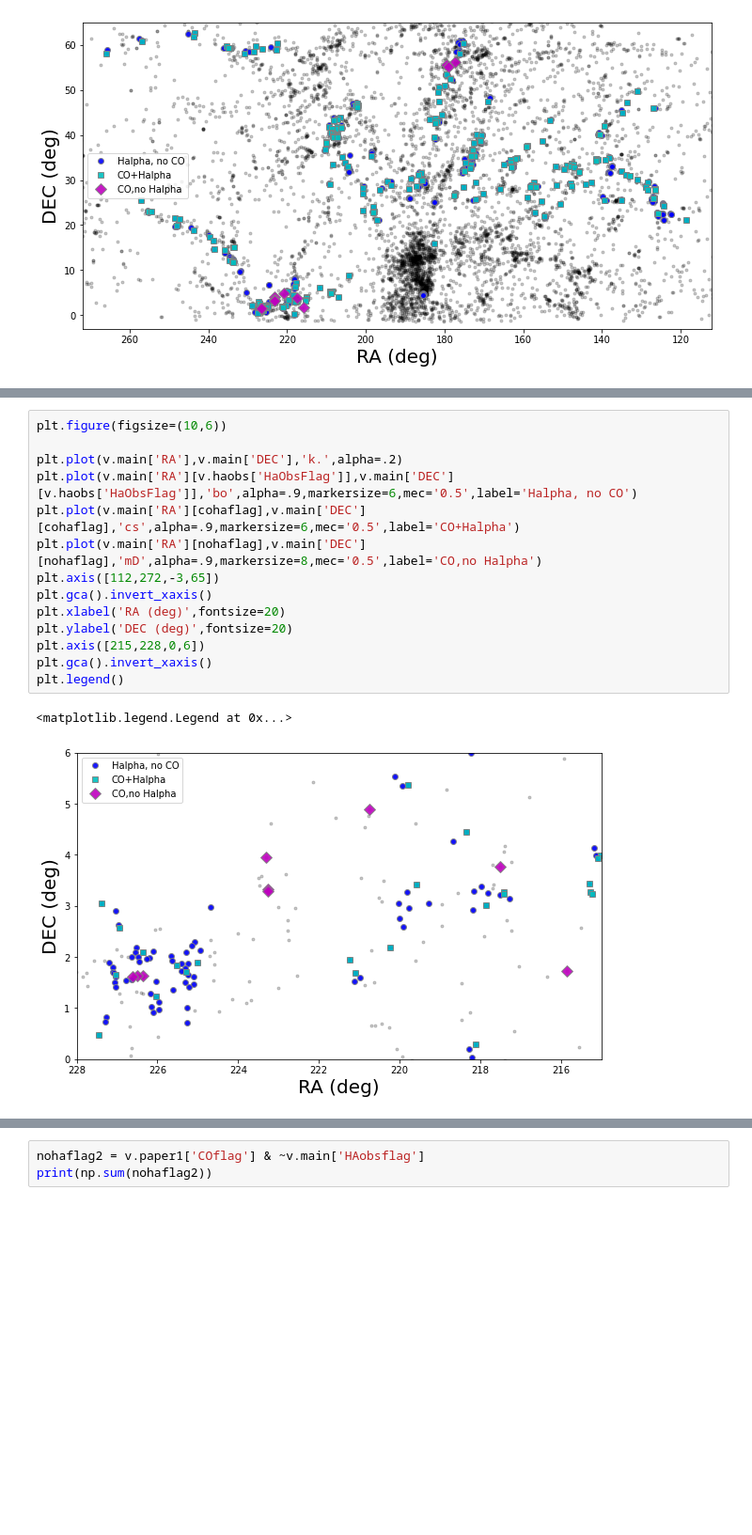
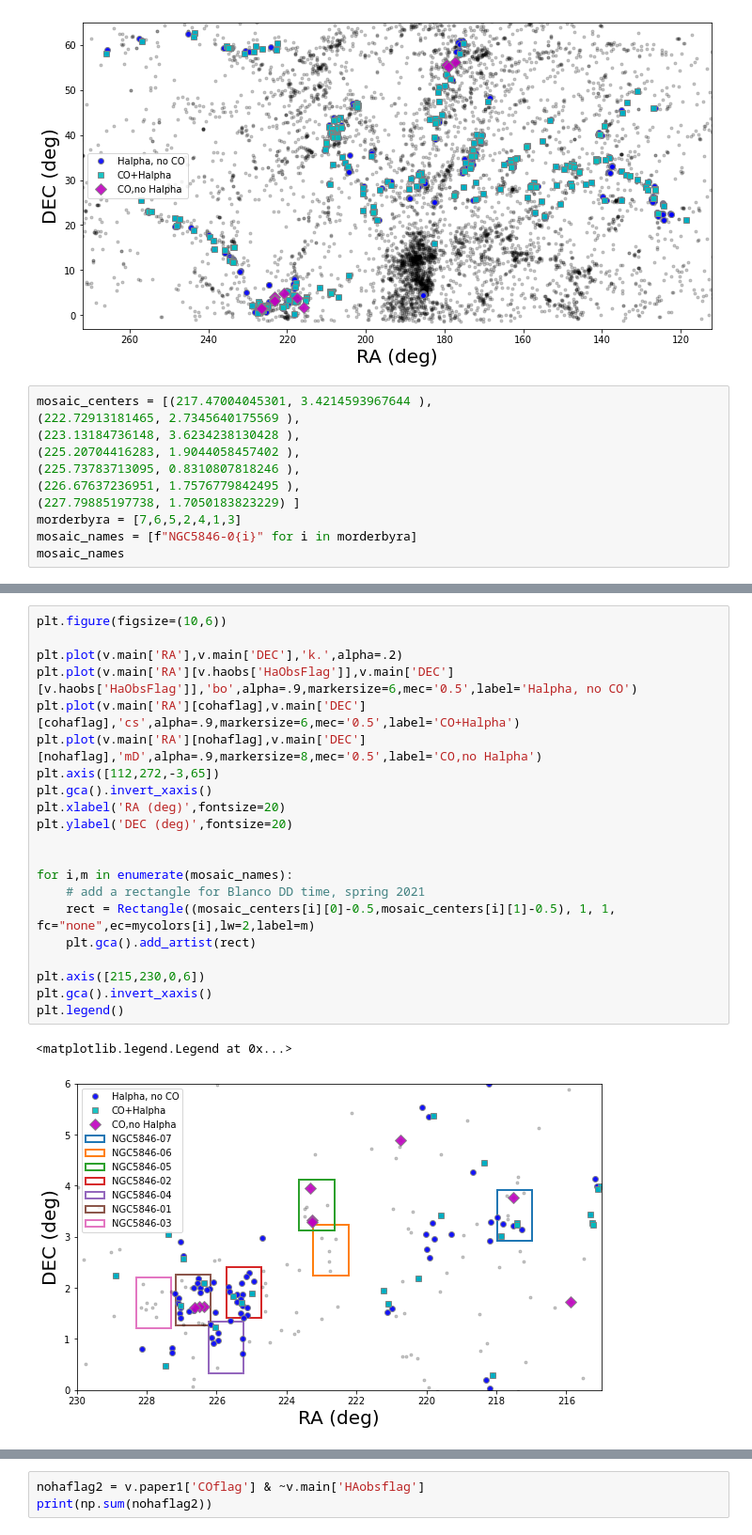
Before and after one commit to rfinn/Virgo, a Jupyter notebook: notebooks/Halpha-catalog-paper-v2.ipynb, the cells around one changed output, grey strips where cells are left out. Shown at 94% size. Drawn from its saved outputs; the diff is of its cells as text; blank space fills up the shorter version.

Commit message:
updates for mosaic

```diff
--- a/notebooks/Halpha-catalog-paper-v2.ipynb
+++ b/notebooks/Halpha-catalog-paper-v2.ipynb
@@ -799,3 +800,14 @@ plt.legend()
 # %% [output]
 <matplotlib.legend.Legend at 0x...>
 [figure]
+# %%
+mosaic_centers = [(217.47004045301, 3.4214593967644 ),
+(222.72913181465, 2.7345640175569 ),
+(223.13184736148, 3.6234238130428 ),
+(225.20704416283, 1.9044058457402 ),
+(225.73783713095, 0.8310807818246 ),
+(226.67637236951, 1.7576779842495 ),
+(227.79885197738, 1.7050183823229) ]
+morderbyra = [7,6,5,2,4,1,3]
+mosaic_names = [f"NGC5846-0{i}" for i in morderbyra]
+mosaic_names
@@ -802,17 +822,24 @@ plt.legend()
 # %%
 plt.figure(figsize=(10,6))
 
 plt.plot(v.main['RA'],v.main['DEC'],'k.',alpha=.2)
 plt.plot(v.main['RA'][v.haobs['HaObsFlag']],v.main['DEC'][v.haobs['HaObsFlag']],'bo',alpha=.9,markersize=6,mec='0.5',label='Halpha, no CO')
 plt.plot(v.main['RA'][cohaflag],v.main['DEC'][cohaflag],'cs',alpha=.9,markersize=6,mec='0.5',label='CO+Halpha')
 plt.plot(v.main['RA'][nohaflag],v.main['DEC'][nohaflag],'mD',alpha=.9,markersize=8,mec='0.5',label='CO,no Halpha')
 plt.axis([112,272,-3,65])
 plt.gca().invert_xaxis()
 plt.xlabel('RA (deg)',fontsize=20)
 plt.ylabel('DEC (deg)',fontsize=20)
-plt.axis([215,228,0,6])
+
+
+for i,m in enumerate(mosaic_names):
+    # add a rectangle for Blanco DD time, spring 2021
+    rect = Rectangle((mosaic_centers[i][0]-0.5,mosaic_centers[i][1]-0.5), 1, 1, fc="none",ec=mycolors[i],lw=2,label=m)
+    plt.gca().add_artist(rect)
+
+plt.axis([215,230,0,6])
 plt.gca().invert_xaxis()
 plt.legend()
 # %% [output]
 <matplotlib.legend.Legend at 0x...>
-[figure, old version]
+[figure, new version]
```
Also changed, not shown: parts of 4 cells of this notebook, 1 other file.
